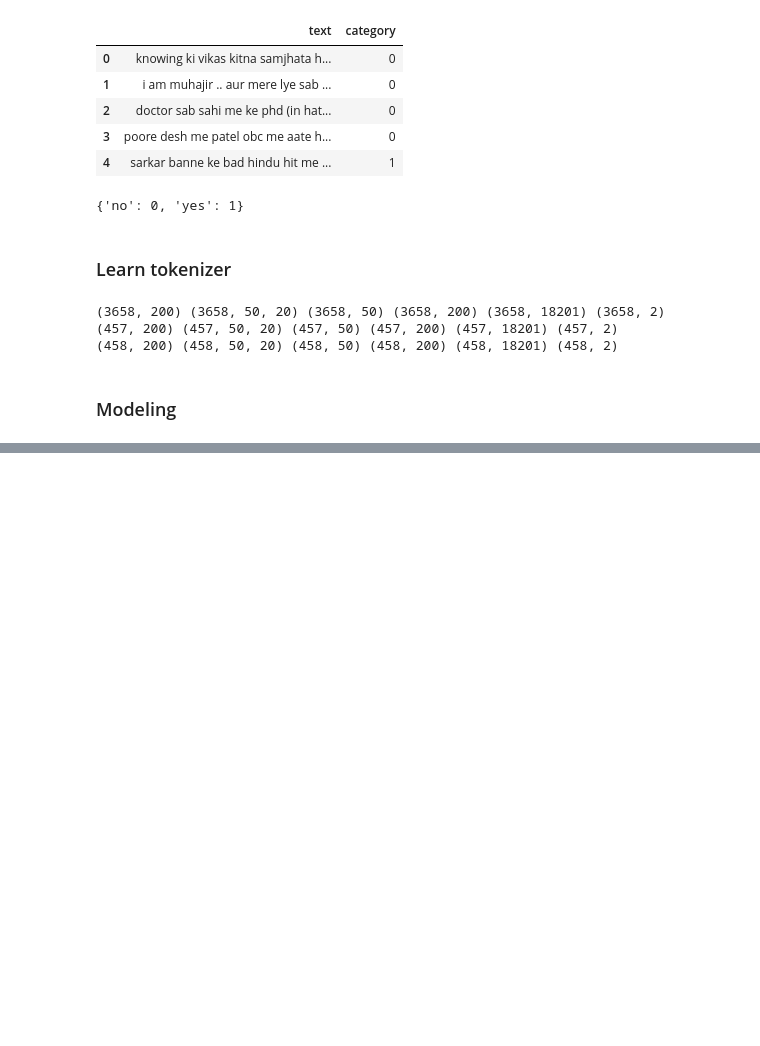
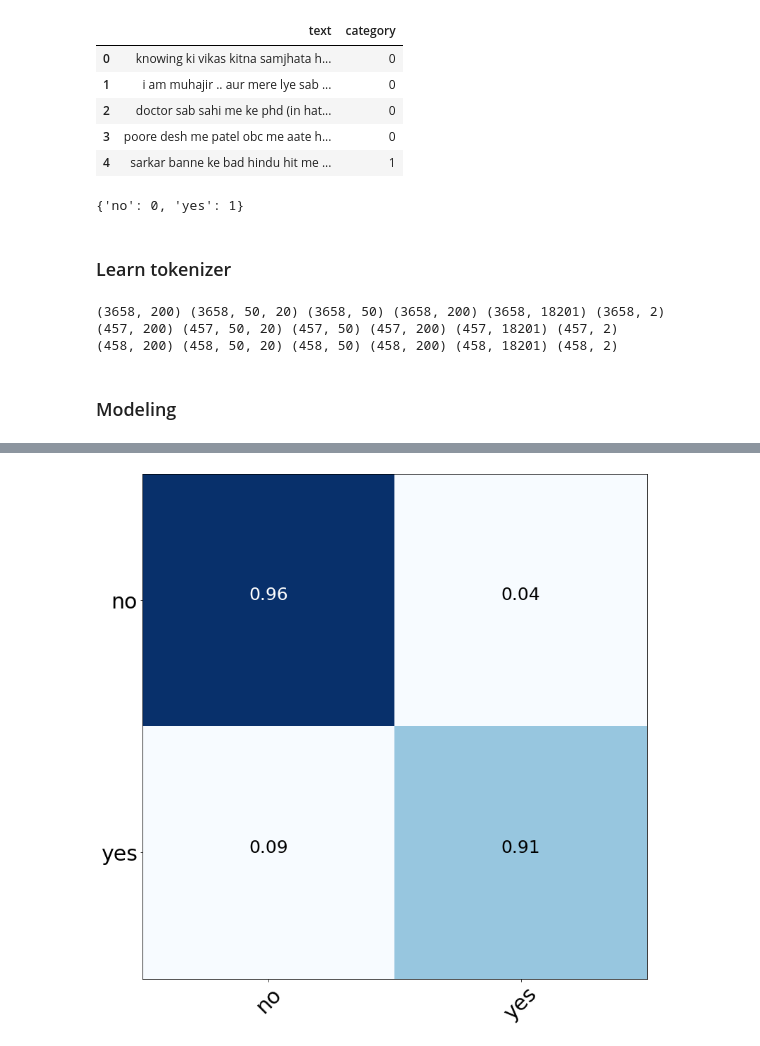
Before and after one commit to victor7246/Hinglish_Hate_Detection, a Jupyter notebook: notebooks/experiments_hate.ipynb, the cells around one changed output, grey strips where cells are left out. Cells and saved outputs as stored; diff of their text form; code cells hidden in the pictures; blank space fills up the shorter version.

Commit message:
Updated plots

```diff
--- a/notebooks/experiments_hate.ipynb
+++ b/notebooks/experiments_hate.ipynb
@@ -420,0 +395,32 @@ def HAN(word_vocab_size, char_vocab_size, wpe_vocab_size, n_out, seq_output=Fals
+# %%
+loss = 'ce'
+model_name = 'WLSTM'
+model5 = WLSTM(word_vocab_size=n_words,char_vocab_size=n_chars,wpe_vocab_size=n_subwords, vectorizer_shape=tfidf_shape, n_out=n_out,\
+                               transformer_model_pretrained_path=args.transformer_model_pretrained_path,max_word_char_len=args.max_word_char_len,\
+                                             max_text_len=args.max_text_len, max_char_len=args.max_char_len,\
+                                             n_layers=args.n_layers, n_units=args.n_units, emb_dim=args.emb_dim)
+model_save_path = os.path.join(args.model_save_path, '{}_{}_with_features.h5'.format(model_name, loss))
+
+model5.load_weights(model_save_path)
+
+model6 = WLSTM(word_vocab_size=n_words,char_vocab_size=n_chars,wpe_vocab_size=n_subwords, vectorizer_shape=None, n_out=n_out,\
+                               transformer_model_pretrained_path=args.transformer_model_pretrained_path,max_word_char_len=args.max_word_char_len,\
+                                             max_text_len=args.max_text_len, max_char_len=args.max_char_len,\
+                                             n_layers=args.n_layers, n_units=args.n_units, emb_dim=args.emb_dim)
+model_save_path = os.path.join(args.model_save_path, '{}_{}_without_features.h5'.format(model_name, loss))
+
+model6.load_weights(model_save_path)
+# %%
+test_df.category = [idx2label[i] for i in test_df.category]
+
+test_pred = model1.predict([word_test_inputs, char_test_inputs, subword_test_inputs, transformer_test_inputs, test_tfidf])
+
+test_df['Transformer_pred'] = [idx2label[i] for i in test_pred.argmax(-1)]
+
+test_pred = model3.predict([word_test_inputs, char_test_inputs, subword_test_inputs, transformer_test_inputs, test_tfidf])
+
+test_df['HAN_pred'] = [idx2label[i] for i in test_pred.argmax(-1)]
+
+test_pred = model5.predict([word_test_inputs, char_test_inputs, subword_test_inputs, transformer_test_inputs, test_tfidf])
+
+test_df['WLSTM_pred'] = [idx2label[i] for i in test_pred.argmax(-1)]
@@ -420,0 +624,11 @@ def HAN(word_vocab_size, char_vocab_size, wpe_vocab_size, n_out, seq_output=Fals
+# %%
+cm = pd.crosstab(test_df.category, test_df.Transformer_pred)
+cm = cm[cm.index]
+cm
+plot_confusion_matrix(cm           = cm.values,
+                      normalize    = True,
+                      target_names = cm.index.to_list(),
+                      title        = "Confusion Matrix",
+                     model_name='Transformer')
+# %% [output]
+[figure, added]
```
Also changed, not shown: parts of 29 cells of this notebook, 34 other files.
